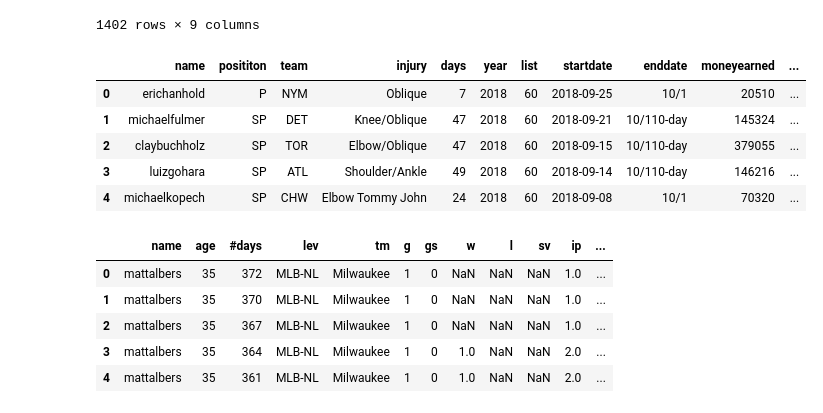
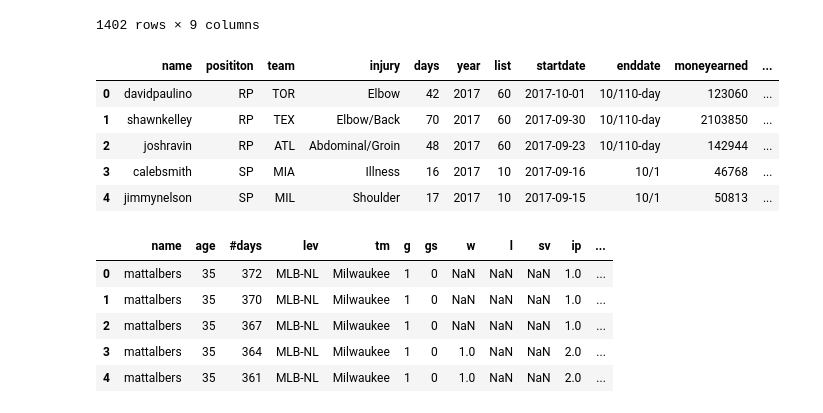
Before and after one commit to t-phill/mlb_injuries, a Jupyter notebook: pickles/pickles.ipynb, the cells around one changed output. Cells and saved outputs as stored; diff of their text form; code cells hidden in the pictures.

```diff
--- a/pickles/pickles.ipynb
+++ b/pickles/pickles.ipynb
@@ -101,14 +101,15 @@ ids
 1402 rows × 9 columns
 # %%
 inj_18 = pd.read_pickle('../pickles/2018_inj_ids.pkl')
-inj_18.head()
+inj_17 = pd.read_pickle('../pickles/2017_inj_ids.pkl')
+inj_17.head()
 # %% [output]
 |  | name | posititon | team | injury | days | year | list | startdate | enddate | moneyearned | ... |
-| 0 | erichanhold | P | NYM | Oblique | 7 | 2018 | 60 | 2018-09-25 | 10/1 | 20510 | ... |
-| 1 | michaelfulmer | SP | DET | Knee/Oblique | 47 | 2018 | 60 | 2018-09-21 | 10/110-day | 145324 | ... |
-| 2 | claybuchholz | SP | TOR | Elbow/Oblique | 47 | 2018 | 60 | 2018-09-15 | 10/110-day | 379055 | ... |
-| 3 | luizgohara | SP | ATL | Shoulder/Ankle | 49 | 2018 | 60 | 2018-09-14 | 10/110-day | 146216 | ... |
-| 4 | michaelkopech | SP | CHW | Elbow Tommy John | 24 | 2018 | 60 | 2018-09-08 | 10/1 | 70320 | ... |
+| 0 | davidpaulino | RP | TOR | Elbow | 42 | 2017 | 60 | 2017-10-01 | 10/110-day | 123060 | ... |
+| 1 | shawnkelley | RP | TEX | Elbow/Back | 70 | 2017 | 60 | 2017-09-30 | 10/110-day | 2103850 | ... |
+| 2 | joshravin | RP | ATL | Abdominal/Groin | 48 | 2017 | 60 | 2017-09-23 | 10/110-day | 142944 | ... |
+| 3 | calebsmith | SP | MIA | Illness | 16 | 2017 | 10 | 2017-09-16 | 10/1 | 46768 | ... |
+| 4 | jimmynelson | SP | MIL | Shoulder | 17 | 2017 | 10 | 2017-09-15 | 10/1 | 50813 | ... |
 # %%
 games_18 = pd.read_pickle('../pickles/2018_apps_ids.pkl')
 games_18.head()
```
Also changed, not shown: 1 other file.
